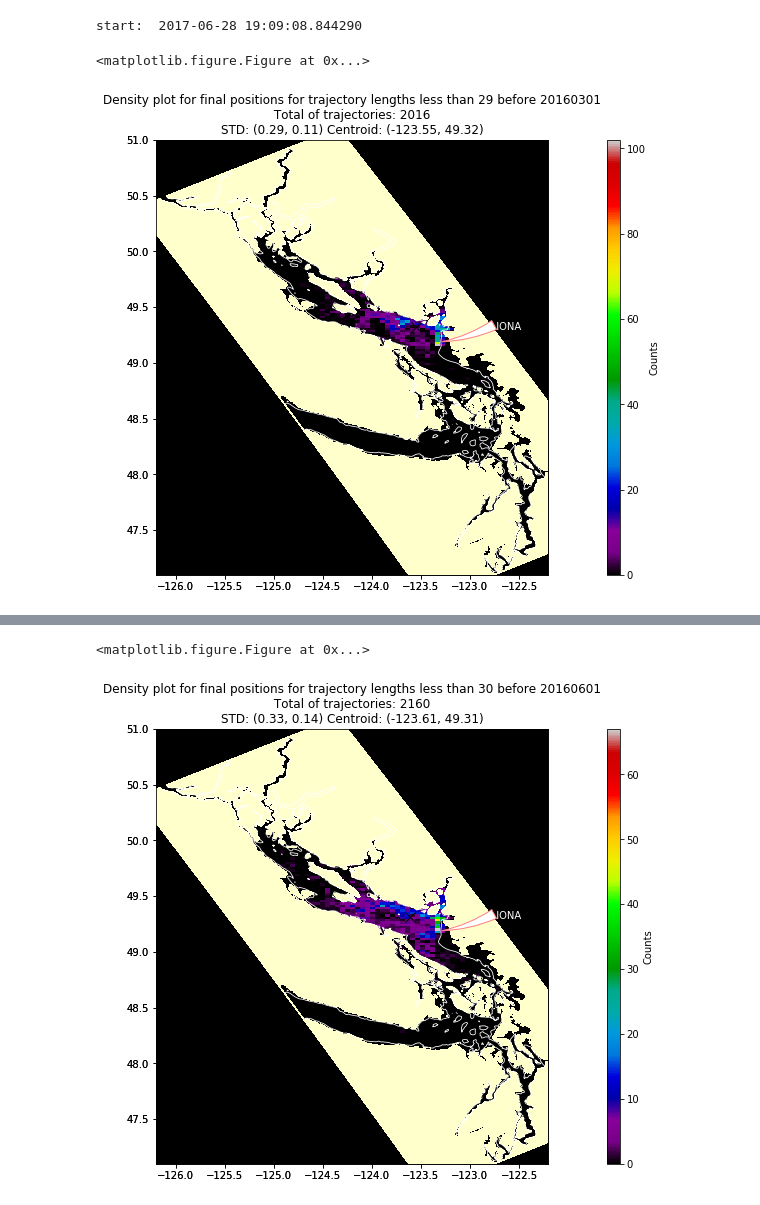
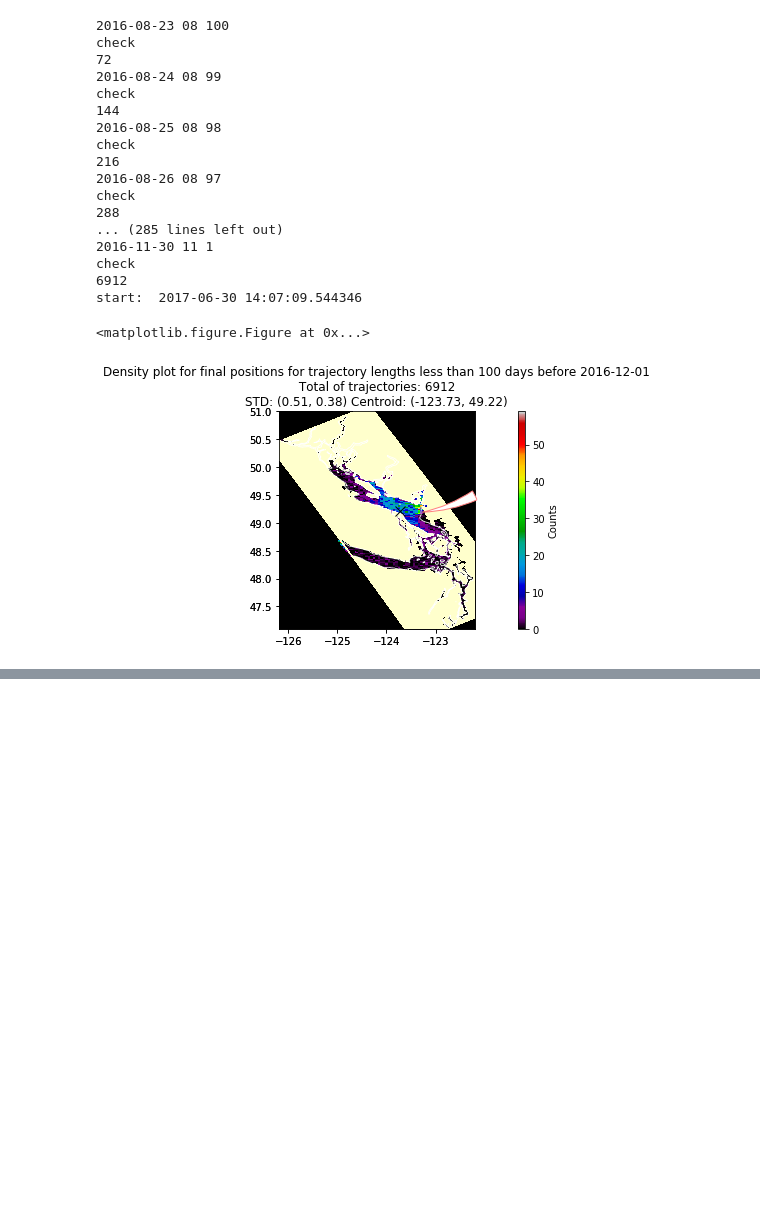
Before and after one commit to SalishSeaCast/analysis-giorgio-2, a Jupyter notebook: revised_notebooks/3analysis_plots/2016plots_alldayslessthan-fixeddate.ipynb, the cells around one changed output, grey strips where cells are left out. Saved outputs shown, nothing was run; the diff lists cells and outputs as text; code cells hidden in the pictures; blank space fills up the shorter version.

```diff
--- a/revised_notebooks/3analysis_plots/2016plots_alldayslessthan-fixeddate.ipynb
+++ b/revised_notebooks/3analysis_plots/2016plots_alldayslessthan-fixeddate.ipynb
@@ -206,28 +205,37 @@ print (a)
 # %%
-for month in (3,6,9):
+end_date = dt.date(2016, 12,1)
+nday = 100
 
-    if month == 3:
-        nday = 29
-    else:
-        nday = 30
-
-    points = lessthan(filesdir, nday = nday, month = month)
-
-    m = str(month)
-    if len(m) == 1:
-        m = "0"+str(m)
-
-    title = (
-        "Density plot for final positions for trajectory lengths less than {} before 2016{}01".format(nday, m)
-    )
-
-    picname = "/ocean/gsgarbi/MEOPAR/private-docs/reports/IonaProject/ionafigs/{}_{}d_lessthan".format(month, nday)
-
-    plot (points, title, picname)
+points = lessthan(filesdir, nday = nday, end_date = end_date)
 
 
-    plt.show()
+title = (
+    "Density plot for final positions for trajectory lengths less than {} days before {}".format(nday, end_date)
+)
+
+picname = "/ocean/gsgarbi/MEOPAR/private-docs/reports/IonaProject/ionafigs/{}_{}d_lessthan".format(end_date, nday)
+
+plot (points, title, picname)
+
+
+plt.show()
 # %% [output]
-start:  2017-06-28 19:09:08.844290
+2016-08-23 08 100
+check
+72
+2016-08-24 08 99
+check
+144
+2016-08-25 08 98
+check
+216
+2016-08-26 08 97
+check
+288
+... (285 lines left out)
+2016-11-30 11 1
+check
+6912
+start:  2017-06-30 14:07:09.544346
 <matplotlib.figure.Figure at 0x...>
-[figure, old version]
+[figure, new version]
@@ -235,2 +241,0 @@ start:  2017-06-28 19:09:09.945245
-<matplotlib.figure.Figure at 0x...>
-[figure, removed]
```
Also changed, not shown: parts of 9 cells of this notebook, 4 other files.
